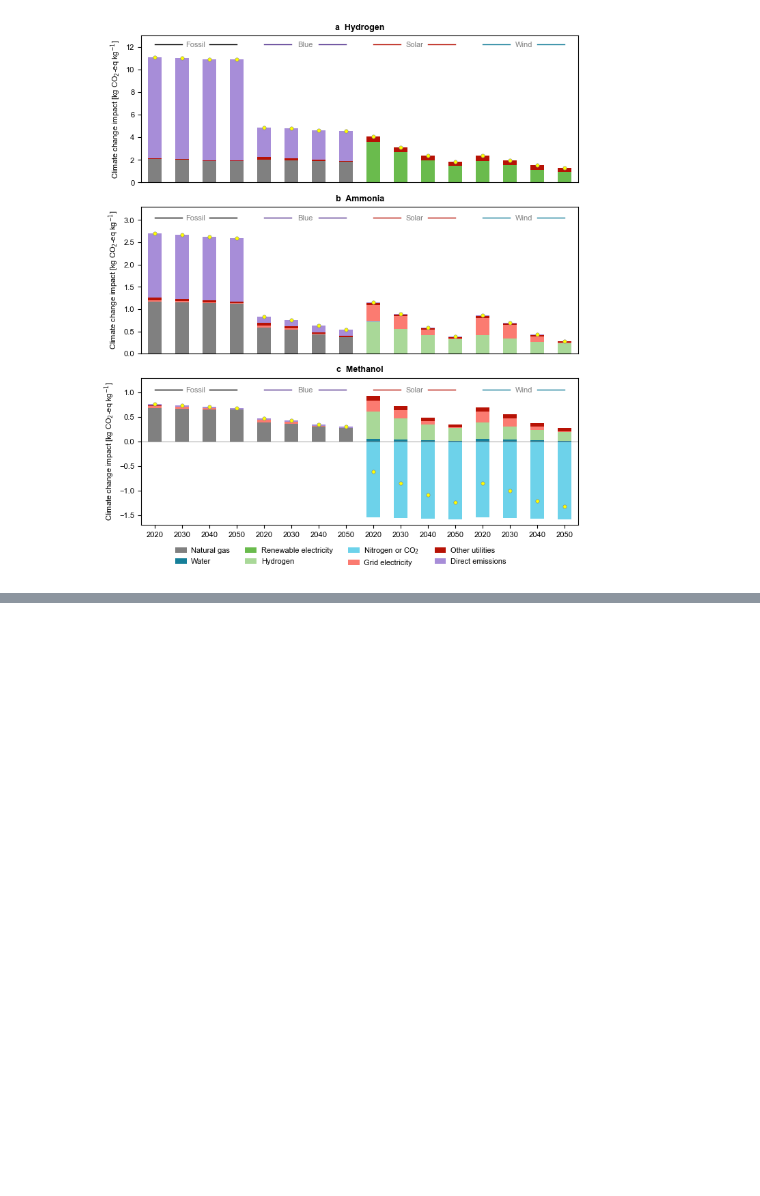
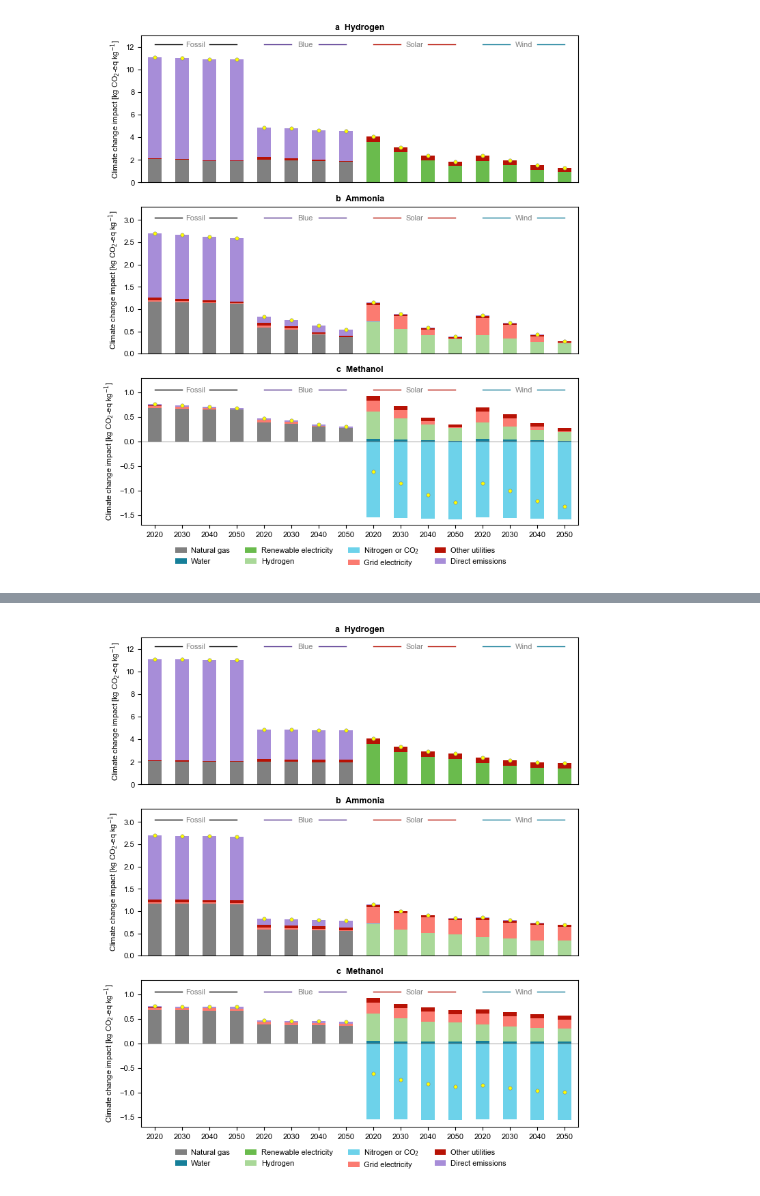
Before and after one commit to abhix2704/Prospective-LCA, a Jupyter notebook: Code/breakdownMainPlots.ipynb, the cells around one changed output, grey strips where cells are left out. Drawn from its saved outputs; the diff is of its cells as text; code cells hidden in the pictures; blank space fills up the shorter version.

Commit message:
supplementary figures

```diff
--- a/Code/breakdownMainPlots.ipynb
+++ b/Code/breakdownMainPlots.ipynb
@@ -339,0 +228,63 @@ Text(13.5, 12, 'Wind')
+# %%
+fig, (ax1, ax2, ax3) = plt.subplots(3, 1, figsize = (fig_length[2], fig_height*0.8))
+
+xPts = [0, 1, 2, 3, 4, 5, 6, 7, 8, 9, 10, 11, 12, 13, 14, 15]
+
+breakdown_plots('hydrogen', hydrogenRCP6DFWOElec, hydrogenSensitivity, ax1)
+ax1.xaxis.set_ticks_position('none')
+ax1.set_ylabel('Climate change impact [kg CO$_\mathrm{2}$-eq kg$^\mathrm{-1}$]')
+ax1.set_title('a  Hydrogen', color = 'black', fontsize = fontsize_title, fontweight = 'bold')
+ax1.set_xticks([])
+ax1.text(1.5, 12, 'Fossil', ha = 'center', color = '#808080')
+ax1.text(5.5, 12, 'Blue', ha = 'center', color = '#808080')
+ax1.text(9.5, 12, 'Solar', ha = 'center', color = '#808080')
+ax1.text(13.5, 12, 'Wind', ha = 'center', color = '#808080')
+ax1.set_ylim(0, 13)
+
+x_values = [0, 2, 4, 6, 8, 10, 12, 14]
+colors = ['#000000', '#000000', '#52318E', '#52318E', '#B71205', '#B71205', '#167F99', '#167F99']
+y_value = 12.2
+for i in range(0, len(x_values)):
+    ax1.plot([x_values[i], x_values[i] + 1], [y_value, y_value], linestyle = '-', linewidth = 1, color = colors[i])
+
+breakdown_plots('ammonia', ammoniaRCP6DF, ammoniaSensitivity, ax2)
+ax2.xaxis.set_ticks_position('none')
+ax2.set_ylabel('Climate change impact [kg CO$_\mathrm{2}$-eq kg$^\mathrm{-1}$]')
+ax2.set_title('b  Ammonia', color = 'black', fontsize = fontsize_title, fontweight = 'bold')
+ax2.set_xticks([])
+ax2.text(1.5, 3, 'Fossil', ha = 'center', color = '#808080')
+ax2.text(5.5, 3, 'Blue', ha = 'center', color = '#808080')
+ax2.text(9.5, 3, 'Solar', ha = 'center', color = '#808080')
+ax2.text(13.5, 3, 'Wind', ha = 'center', color = '#808080')
+ax2.set_ylim(0, 3.3)
+
+y_value = 3.05
+for i in range(0, len(x_values)):
+    ax2.plot([x_values[i], x_values[i] + 1], [y_value, y_value], linestyle = '-', linewidth = 1, color = colors[i])
+
+breakdown_plots('methanol', methanolRCP6DF, methanolSensitivity, ax3)
+ax3.set_ylabel('Climate change impact [kg CO$_\mathrm{2}$-eq kg$^\mathrm{-1}$]')
+ax3.set_title('c  Methanol', color = 'black', fontsize = fontsize_title, fontweight = 'bold')
+ax3.set_xticks(xPts)
+ax3.set_xticklabels(['2020', '2030', '2040', '2050']*4, rotation = 0, ha = 'center')
+ax3.text(1.5, 1.0, 'Fossil', ha = 'center', color = '#808080')
+ax3.text(5.5, 1.0, 'Blue', ha = 'center', color = '#808080')
+ax3.text(9.5, 1.0, 'Solar', ha = 'center', color = '#808080')
+ax3.text(13.5, 1.0, 'Wind', ha = 'center', color = '#808080')
+ax3.set_ylim(-1.7, 1.3)
+
+y_value = 1.05
+for i in range(0, len(x_values)):
+    ax3.plot([x_values[i], x_values[i] + 1], [y_value, y_value], linestyle = '-', linewidth = 1, color = colors[i])
+
+handles, labels = ax3.get_legend_handles_labels()
+labels[4] = 'Nitrogen or CO$_\mathrm{2}$'
+legend = fig.legend(handles, labels, loc = 'lower center', bbox_to_anchor = (0.5, -0.05), frameon = False, ncol = 4, handletextpad = 0.1)
+for i in range(0, len(legend.legend_handles)):
+    legend.legend_handles[i].set_width(12)
+
+filepath = os.path.join('..', 'Plots', 'Phase 2', 'Breakdown', 'Breakdown RCP6 main')
+plt.savefig(filepath + '.png', format = 'png', bbox_inches = 'tight', dpi = 600)
+plt.savefig(filepath + '.svg', format = 'svg', bbox_inches = 'tight', dpi = 600)
+# %% [output]
+[figure, added]
```
Also changed, not shown: parts of 3 cells of this notebook, 40 other files.
